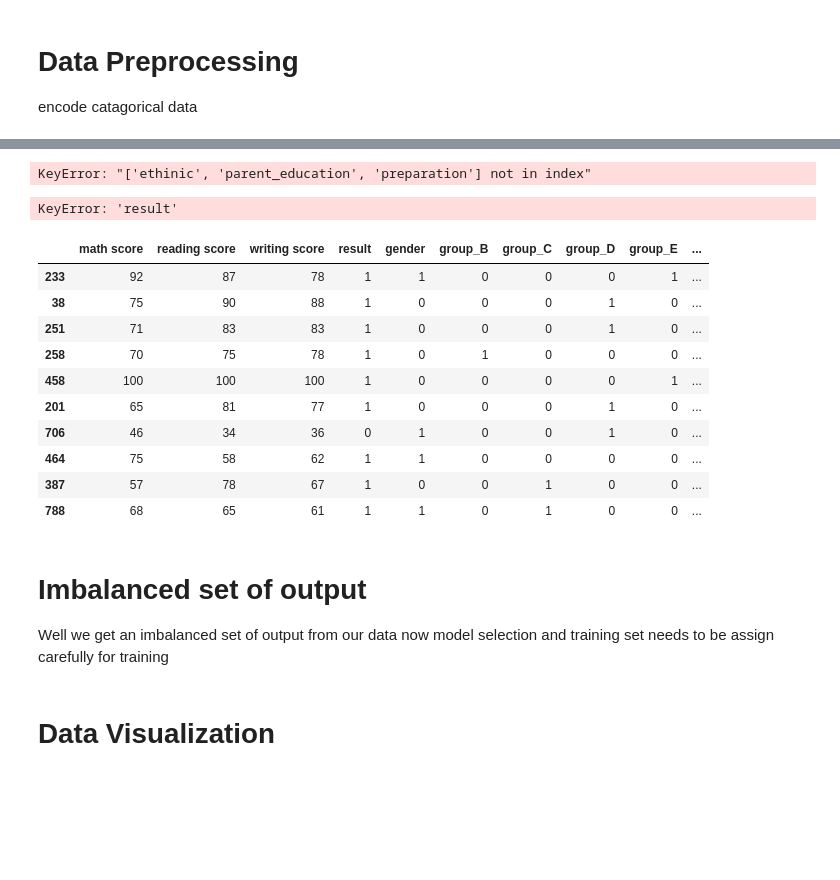
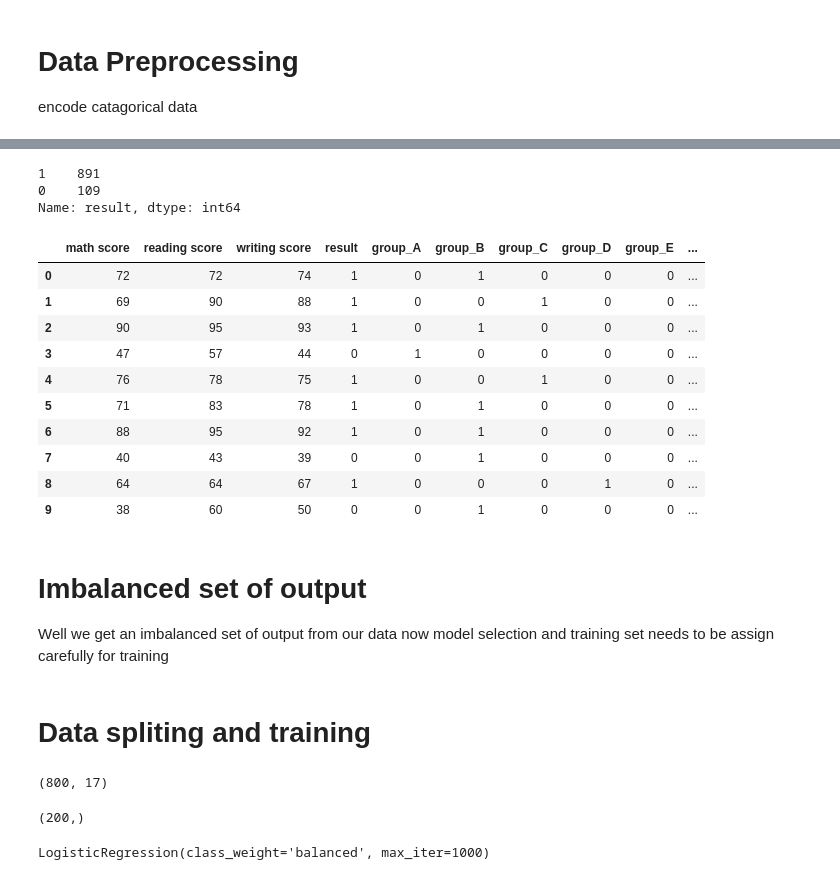
Before and after one commit to Roshk01/student-Performance-prediction, a Jupyter notebook: main.ipynb, the cells around one changed output, grey strips where cells are left out. Drawn from its saved outputs; the diff is of its cells as text; code cells hidden in the pictures; blank space fills up the shorter version.

```diff
--- a/main.ipynb
+++ b/main.ipynb
@@ -153,33 +161,36 @@ data.head()
 # %%
 data = pd.get_dummies(data, columns=[
-    'gender',
     'ethinic',
-    'parent_education',
-    'lunch',
-    'preparation'
-], drop_first=True)
+    'parent_education'
+], drop_first=False)
-# %% [output]
-KeyError: "['ethinic', 'parent_education', 'preparation'] not in index"
+# %%
+data = pd.get_dummies(data, columns=[
+    'gender',
+    'lunch',
+    'preparation'
+], drop_first=True)
 # %%
-final_data = data.rename(columns={'gender_male':'gender', 'ethinic_group B':'group_B','ethinic_group C':'group_C','ethinic_group D':'group_D','ethinic_group E':'group_E','preparation_none':'preparation'})
+final_data = data.rename(columns={'gender_male':'gender', 'ethinic_group A':'group_A','ethinic_group B':'group_B','ethinic_group C':'group_C','ethinic_group D':'group_D','ethinic_group E':'group_E','preparation_none':'preparation',"parent_education_bachelor's degree":'bachelor',"parent_education_high school":'high_school',"parent_education_master's degree":'master',"parent_education_some college":'some_college',"parent_education_some high school":'some_school',"parent_education_associate's degree":'associate'})
 # %%
 final_data['result'].value_counts()
 # %% [output]
-KeyError: 'result'
+1    891
+0    109
+Name: result, dtype: int64
 # %%
-final_data.sample(10)
+final_data.head(10)
 # %% [output]
-|  | math score | reading score | writing score | result | gender | group_B | group_C | group_D | group_E | ... |
-| 233 | 92 | 87 | 78 | 1 | 1 | 0 | 0 | 0 | 1 | ... |
-| 38 | 75 | 90 | 88 | 1 | 0 | 0 | 0 | 1 | 0 | ... |
-| 251 | 71 | 83 | 83 | 1 | 0 | 0 | 0 | 1 | 0 | ... |
-| 258 | 70 | 75 | 78 | 1 | 0 | 1 | 0 | 0 | 0 | ... |
-| 458 | 100 | 100 | 100 | 1 | 0 | 0 | 0 | 0 | 1 | ... |
-| 201 | 65 | 81 | 77 | 1 | 0 | 0 | 0 | 1 | 0 | ... |
-| 706 | 46 | 34 | 36 | 0 | 1 | 0 | 0 | 1 | 0 | ... |
-| 464 | 75 | 58 | 62 | 1 | 1 | 0 | 0 | 0 | 0 | ... |
-| 387 | 57 | 78 | 67 | 1 | 0 | 0 | 1 | 0 | 0 | ... |
-| 788 | 68 | 65 | 61 | 1 | 1 | 0 | 1 | 0 | 0 | ... |
+|  | math score | reading score | writing score | result | group_A | group_B | group_C | group_D | group_E | ... |
+| 0 | 72 | 72 | 74 | 1 | 0 | 1 | 0 | 0 | 0 | ... |
+| 1 | 69 | 90 | 88 | 1 | 0 | 0 | 1 | 0 | 0 | ... |
+| 2 | 90 | 95 | 93 | 1 | 0 | 1 | 0 | 0 | 0 | ... |
+| 3 | 47 | 57 | 44 | 0 | 1 | 0 | 0 | 0 | 0 | ... |
+| 4 | 76 | 78 | 75 | 1 | 0 | 0 | 1 | 0 | 0 | ... |
+| 5 | 71 | 83 | 78 | 1 | 0 | 1 | 0 | 0 | 0 | ... |
+| 6 | 88 | 95 | 92 | 1 | 0 | 1 | 0 | 0 | 0 | ... |
+| 7 | 40 | 43 | 39 | 0 | 0 | 1 | 0 | 0 | 0 | ... |
+| 8 | 64 | 64 | 67 | 1 | 0 | 0 | 0 | 1 | 0 | ... |
+| 9 | 38 | 60 | 50 | 0 | 0 | 1 | 0 | 0 | 0 | ... |
 # %% [markdown]
 # Imbalanced set of output
 Well we get an imbalanced set of output from our data now model selection and training set needs to be assign carefully for training
@@ -188,2 +199,2 @@ df_rename.to_csv('dataset/preprocessed_data.csv')
 # %% [markdown]
-# Data Visualization
+# Data spliting and training
@@ -189,0 +206,13 @@ df_rename.to_csv('dataset/preprocessed_data.csv')
+# %%
+x_train.shape
+# %% [output]
+(800, 17)
+# %%
+y_test.shape
+# %% [output]
+(200,)
+# %%
+model = LogisticRegression(class_weight='balanced',max_iter = 1000)
+model.fit(x_train,y_train)
+# %% [output]
+LogisticRegression(class_weight='balanced', max_iter=1000)
```
Also changed, not shown: parts of 13 cells of this notebook, 3 other files.
